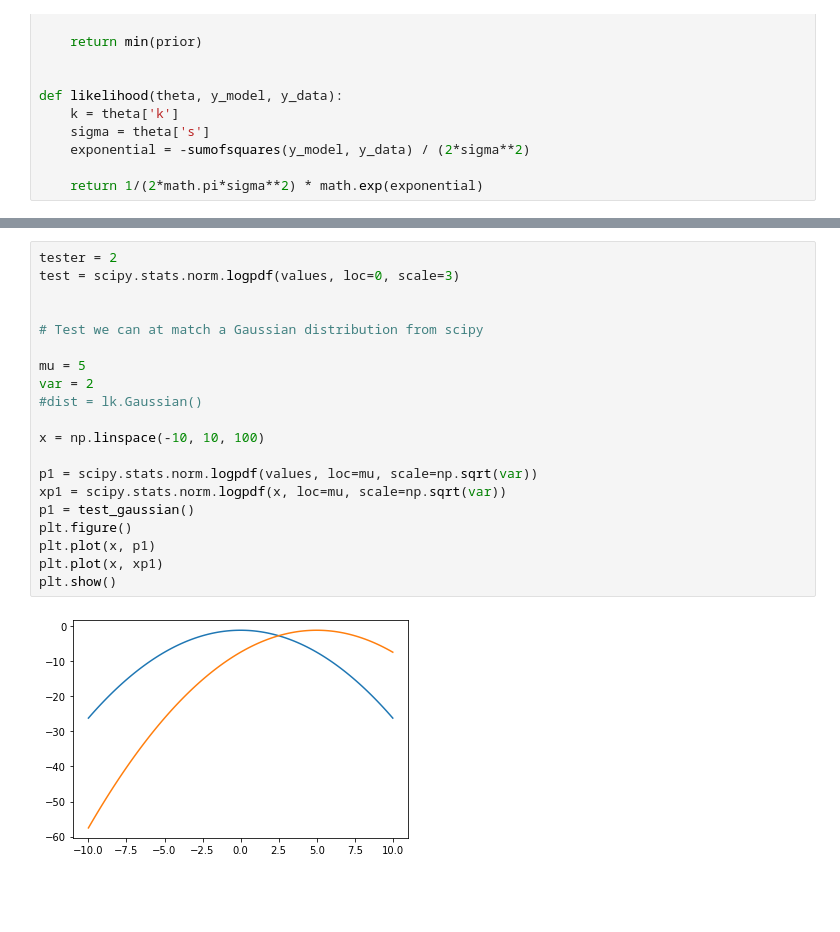
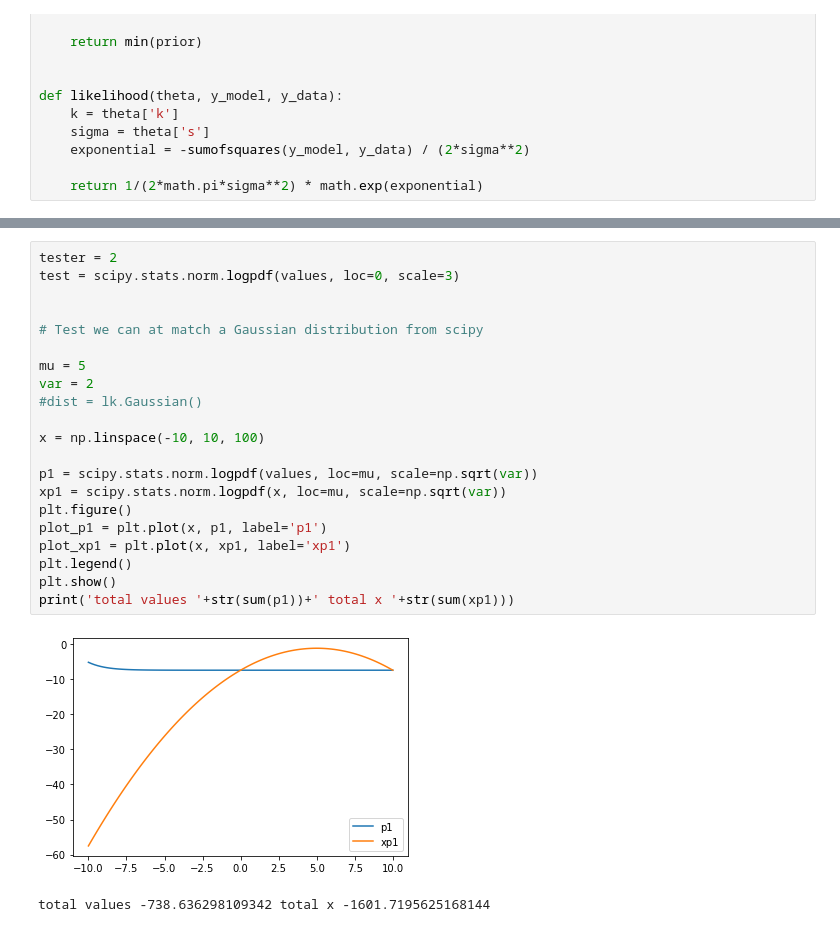
Before and after one commit to simonmarchant/pkpd-practice, a Jupyter notebook: Practice.ipynb, the cells around one changed output, grey strips where cells are left out. Drawn from its saved outputs; the diff is of its cells as text; blank space fills up the shorter version.

```diff
--- a/Practice.ipynb
+++ b/Practice.ipynb
@@ -294,22 +310,24 @@ plt.show()
 # %%
 tester = 2
 test = scipy.stats.norm.logpdf(values, loc=0, scale=3)
 
 
 # Test we can at match a Gaussian distribution from scipy
 
 mu = 5
 var = 2
 #dist = lk.Gaussian()
 
 x = np.linspace(-10, 10, 100)
 
 p1 = scipy.stats.norm.logpdf(values, loc=mu, scale=np.sqrt(var))
 xp1 = scipy.stats.norm.logpdf(x, loc=mu, scale=np.sqrt(var))
-p1 = test_gaussian()
 plt.figure()
-plt.plot(x, p1)
-plt.plot(x, xp1)
+plot_p1 = plt.plot(x, p1, label='p1')
+plot_xp1 = plt.plot(x, xp1, label='xp1')
+plt.legend()
 plt.show()
+print('total values '+str(sum(p1))+' total x '+str(sum(xp1)))
 # %% [output]
-[figure, old version]
+[figure, new version]
+total values -738.636298109342 total x -1601.7195625168144
```
Also changed, not shown: parts of 14 cells of this notebook, 1 other file.
